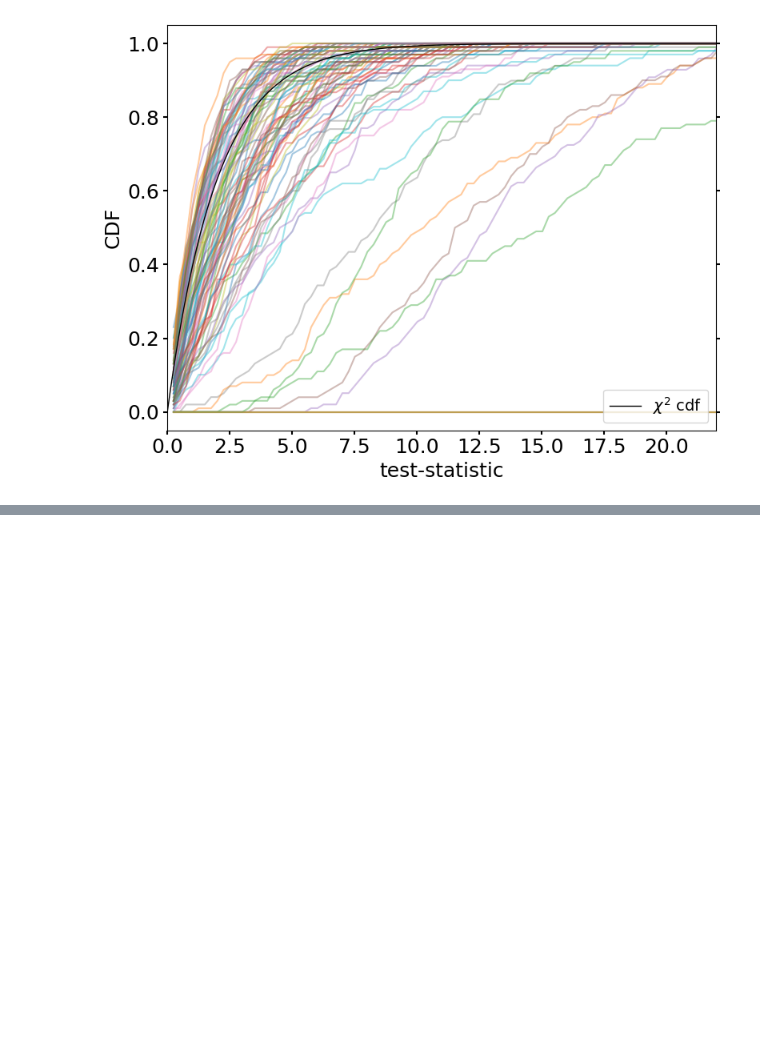
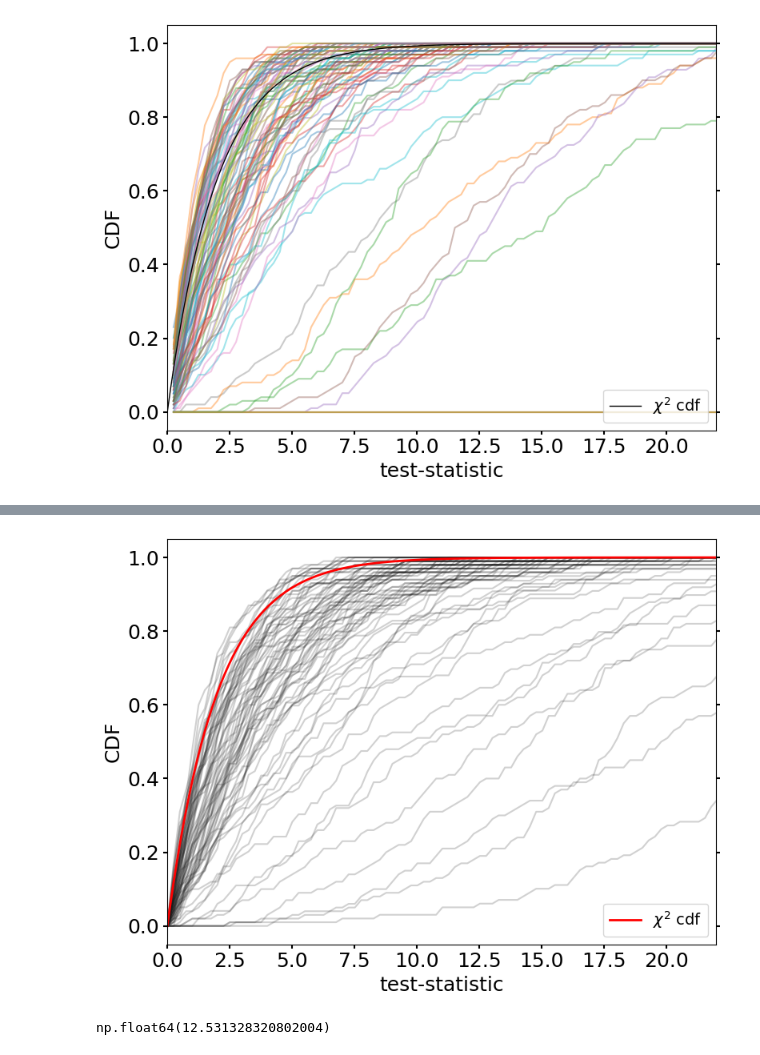
Before and after one commit to rishibbdb/TPN_DeV, a Jupyter notebook: dev/notebooks/test_statistics.ipynb, the cells around one changed output, grey strips where cells are left out. Cells and saved outputs as stored; diff of their text form; code cells hidden in the pictures; blank space fills up the shorter version.

```diff
--- a/dev/notebooks/test_statistics.ipynb
+++ b/dev/notebooks/test_statistics.ipynb
@@ -413,0 +440,42 @@ plt.show()
+# %%
+cdfs = []
+
+for event_id in succ_ids:
+    #if int(event_id) in starting_events:
+    #    continue
+    try:
+        dat_filter_prepulse_corr = np.load(os.path.join(bp, "original", f"llh_results_event_{event_id}_padded_input.npy"))
+    except:
+        continue
+
+    cdf, _ = cdf_filter_prepulse_corr, m3 = get_hist(dat_filter_prepulse_corr, bins)
+    cdfs.append(cdf)
+# %%
+plot_max = max([m1, m2, m3])+2
+xvals = np.linspace(0.0, plot_max, 1000)
+yvals = chi2.cdf(xvals, 2)
+
+plt.figure(figsize=(8,6))
+
+for cdf in cdfs:
+    plt.plot(bins, np.concatenate([np.array([0]), cdf]), alpha=0.2, color='0.1')
+    #plt.hist(binc_plot, bins=bins_plot, weights=cdf, histtype='step', alpha=0.4)
+
+
+plt.plot(xvals, yvals, 'r-', label='$\\chi^2$ cdf', lw=2)
+plt.xlim([0.0, 22])
+plt.legend(loc='lower right', fontsize=14)
+plt.ylabel('CDF', fontsize=18)
+plt.xlabel('test-statistic', fontsize=18)
+
+ax = plt.gca()
+ax.tick_params(axis='both', which='both', width=1.5, colors='0.0', labelsize=18)
+ax.yaxis.set_ticks_position('both')
+plt.tight_layout()
+plt.show()
+# %% [output]
+[figure, added]
+# %%
+bins[50]
+# %% [output]
+np.float64(12.531328320802004)
```
Also changed, not shown: parts of 6 cells of this notebook.
